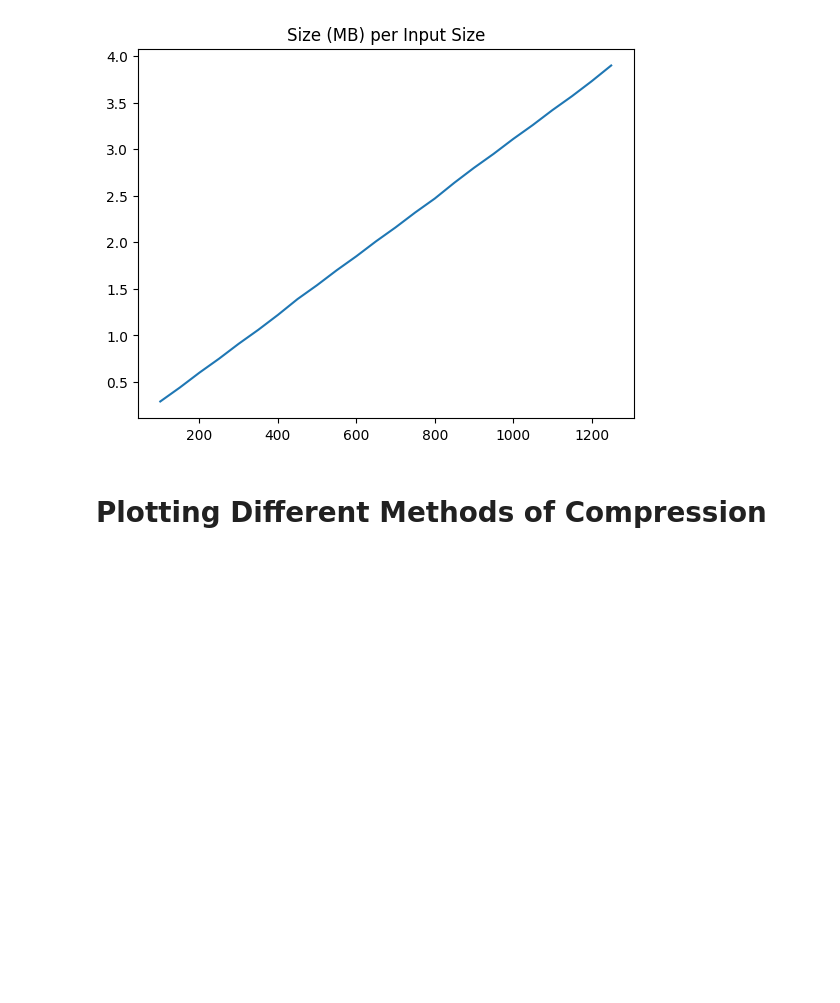
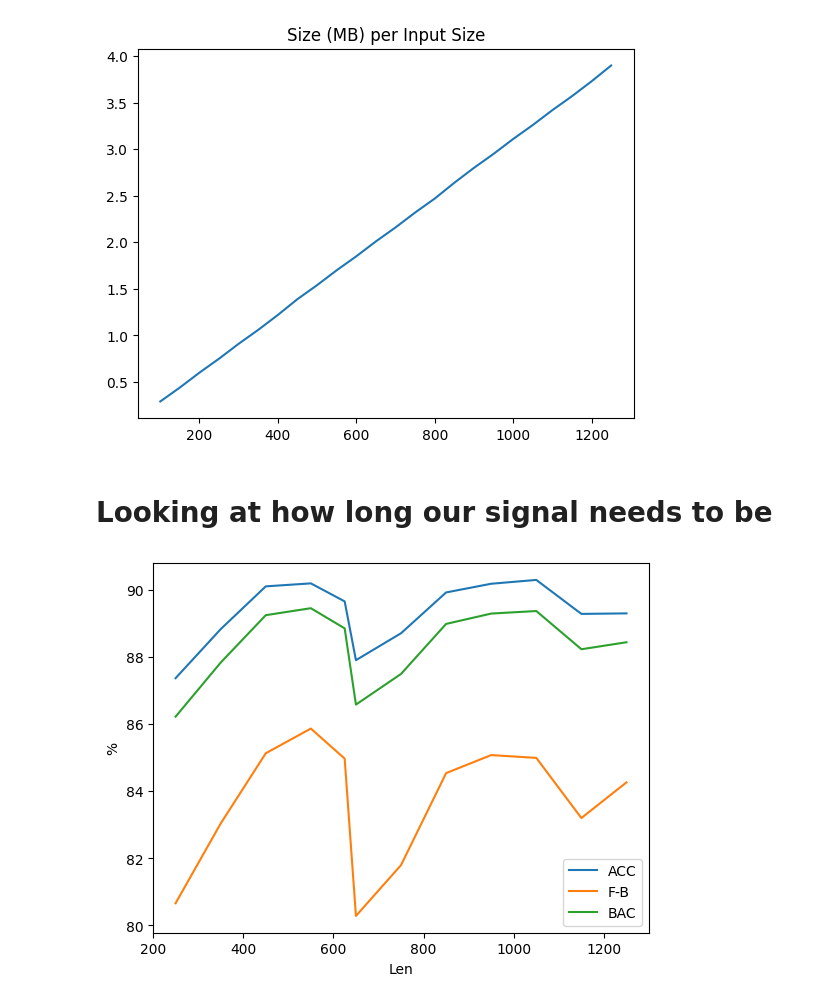
Before and after one commit to TheAgaveFairy/Summer24, a Jupyter notebook: playground/misc_explore_torchinfo.ipynb, the cells around one changed output. Drawn from its saved outputs; the diff is of its cells as text; code cells hidden in the pictures; blank space fills up the shorter version.

```diff
--- a/playground/misc_explore_torchinfo.ipynb
+++ b/playground/misc_explore_torchinfo.ipynb
@@ -167,5 +167,22 @@ plt.title(f"Size {scalar} per Input Size")
 plt.show()
 # %% [output]
 [figure]
-# %% [markdown]
-# Plotting Different Methods of Compression
+# %% [markdown]
+# Looking at how long our signal needs to be
+# %%
+results_path = r'C:\Users\jodge\Documents\School\Summer24\tinymlcontest2022_demo_example\results'
+results_name = 'lengthstestingavgpool.csv'
+len_results_path = os.path.join(results_path, results_name)
+lens = pd.read_csv(len_results_path, index_col = 'Length')
+lens = lens.iloc[:, 0:3].sort_index()
+lens = lens*100
+# %%
+#for col in
+#lens['AVERAGE of ACC'] = df['col'].str.rstrip('%').astype('float') / 100.0
+plt.plot(lens)
+plt.legend(lens.columns)
+plt.xlabel('Len')
+plt.ylabel('%')
+plt.show()
+# %% [output]
+[figure, added]
```
Also changed, not shown: 25 other files.
